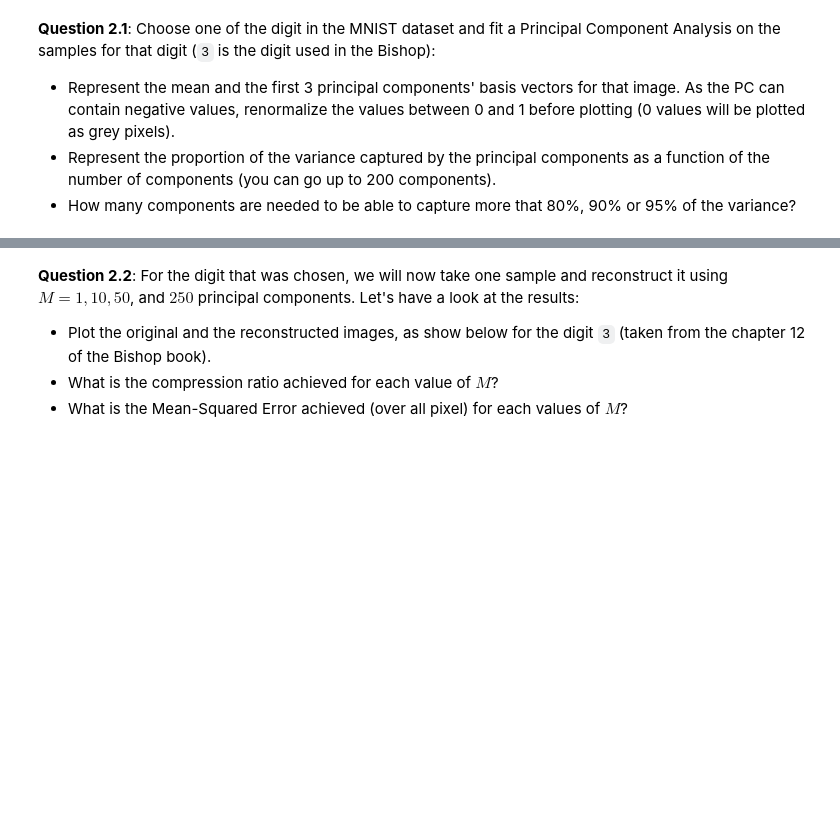
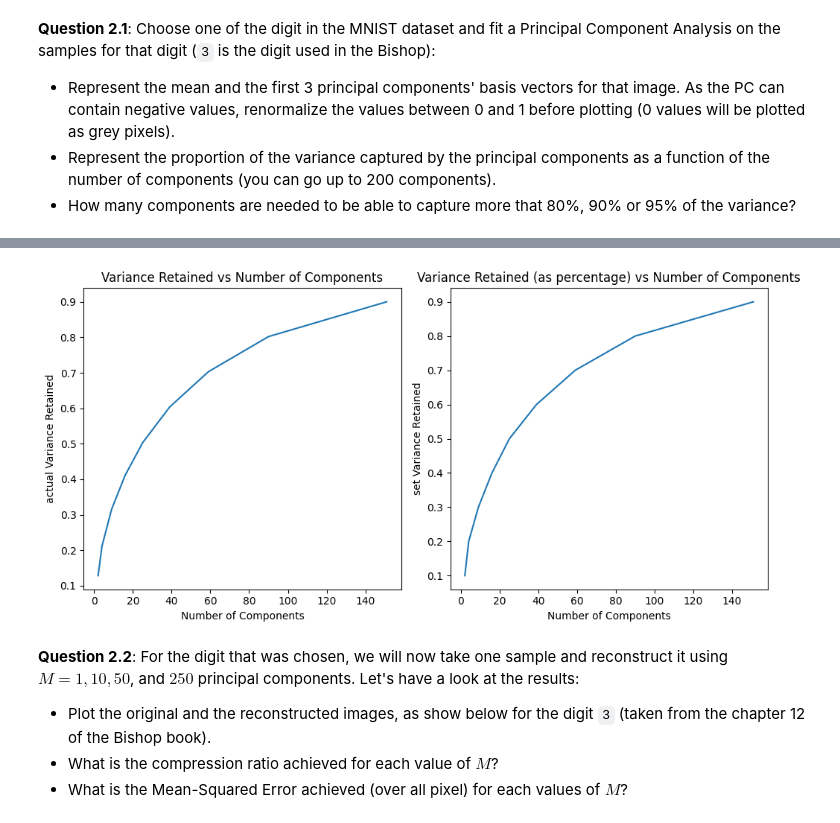
Before and after one commit to Jynns/AppliedPML_GroupA, a Jupyter notebook: PCA/ppca_image_reconstruction_project_final.ipynb, the cells around one changed output, grey strips where cells are left out. Saved outputs shown, nothing was run; the diff lists cells and outputs as text; code cells hidden in the pictures; blank space fills up the shorter version.

```diff
--- a/PCA/ppca_image_reconstruction_project_final.ipynb
+++ b/PCA/ppca_image_reconstruction_project_final.ipynb
@@ -151,3 +223,28 @@ In this part we will first analyse the MNIST dataset and try to reduce the numbe
+# %%
+num_components = []
+percentages = []
+param = []
+for i in range(1, 10):
+    p = i/10.0
+    pca = PCA(n_components=p)
+    X_pca = pca.fit_transform(X_scaled)
+    num_components.append(pca.n_components_)
+    percentages.append(pca.explained_variance_ratio_.sum())
+    param.append(p)
+
+fig, ax = plt.subplots(ncols=2, nrows=1, figsize=(10, 5))
+ax[0].plot( num_components, percentages)
+ax[0].set_ylabel("actual Variance Retained")
+ax[0].set_xlabel("Number of Components")
+ax[0].set_title("Variance Retained vs Number of Components")
+ax[1].plot(num_components, param )
+ax[1].set_ylabel("set Variance Retained")
+ax[1].set_xlabel("Number of Components")
+ax[1].set_title("Variance Retained (as percentage) vs Number of Components")
+plt.tight_layout()
+plt.show()
+# %% [output]
+[figure, added]
 # %% [markdown]
 **Question 2.2**: For the digit that was chosen, we will now take one sample and reconstruct it using $M=1, 10, 50$, and $250$ principal components. Let's have a look at the results:
 - Plot the original and the reconstructed images, as show below for the digit `3` (taken from the chapter 12 of the Bishop book).
```
Also changed, not shown: parts of 35 cells of this notebook.
